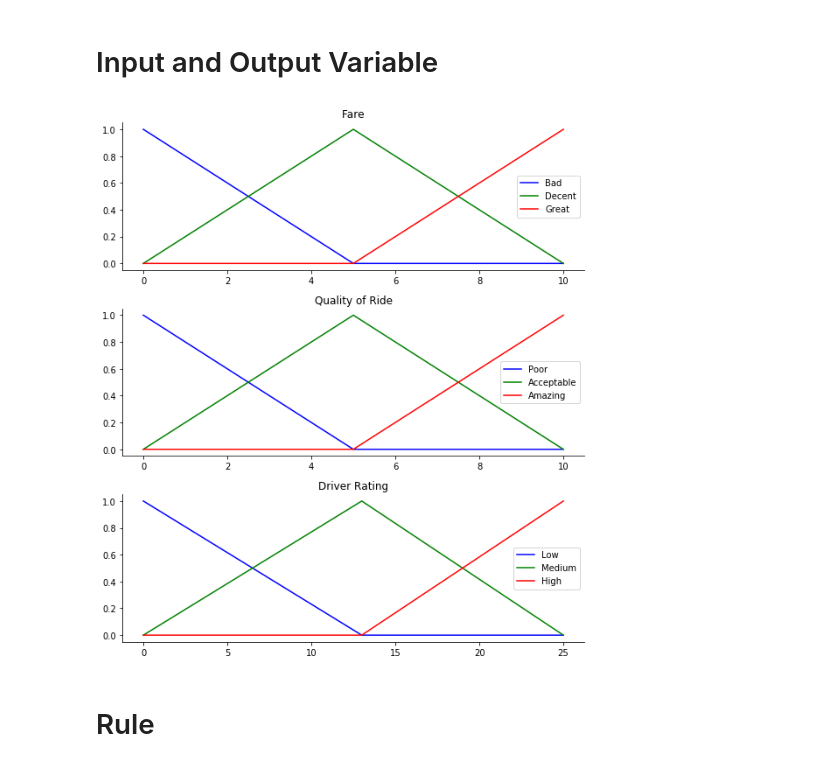
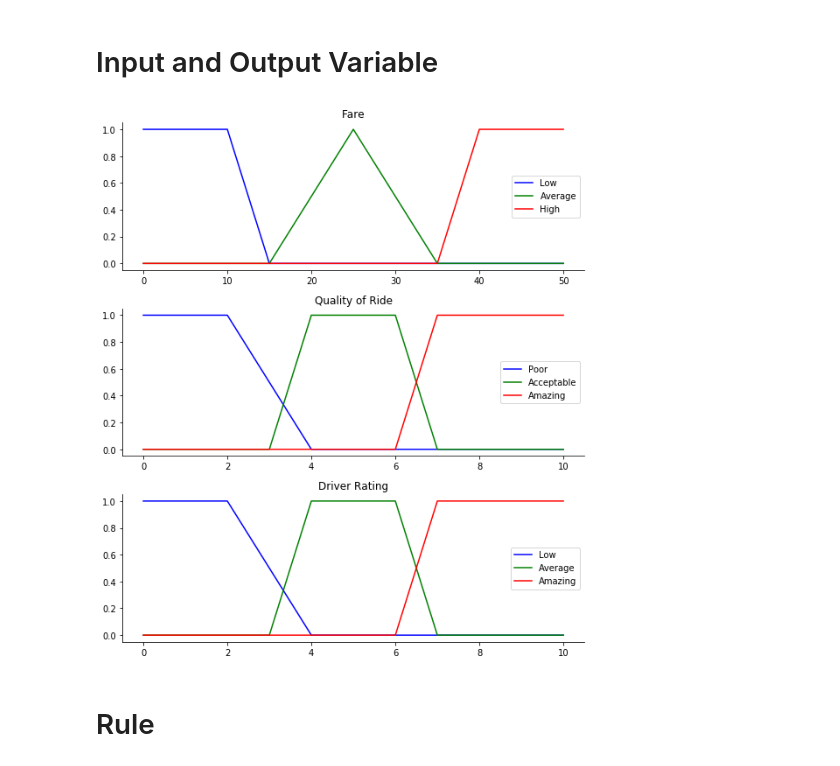
Before and after one commit to hoyin91/CCS516_Assignment2_fuzzy, a Jupyter notebook: Fuzzy_ass_2.ipynb, the cells around one changed output. Cells and saved outputs as stored; diff of their text form; code cells hidden in the pictures.

```diff
--- a/Fuzzy_ass_2.ipynb
+++ b/Fuzzy_ass_2.ipynb
@@ -5,55 +5,55 @@ import numpy as np
 import skfuzzy as fuzz
 import matplotlib.pyplot as plt
 
 # Generate universe variables
 #   * Quality and service on subjective ranges [0, 10]
 #   * Tip has a range of [0, 25] in units of percentage points
-x_qual = np.arange(0, 11, 1)
-x_serv = np.arange(0, 11, 1)
-x_tip  = np.arange(0, 26, 1)
+x_fare = np.arange(0, 55, 5)
+x_quality = np.arange(0, 11, 1)
+x_rating  = np.arange(0, 11, 1)
 
 # Generate fuzzy membership functions
-qual_lo = fuzz.trimf(x_qual, [0, 0, 5])
-qual_md = fuzz.trimf(x_qual, [0, 5, 10])
-qual_hi = fuzz.trimf(x_qual, [5, 10, 10])
-serv_lo = fuzz.trimf(x_serv, [0, 0, 5])
-serv_md = fuzz.trimf(x_serv, [0, 5, 10])
-serv_hi = fuzz.trimf(x_serv, [5, 10, 10])
-tip_lo = fuzz.trimf(x_tip, [0, 0, 13])
-tip_md = fuzz.trimf(x_tip, [0, 13, 25])
-tip_hi = fuzz.trimf(x_tip, [13, 25, 25])
+Fare_lo = fuzz.trapmf(x_fare, [0, 0, 10,15])
+Farel_md = fuzz.trimf(x_fare, [15, 25, 35])
+Fare_hi = fuzz.trapmf(x_fare, [35, 40, 50,50])
+qual_lo = fuzz.trapmf(x_quality, [0, 0, 2,4])
+qual_md = fuzz.trapmf(x_quality, [3, 4,6, 7])
+qual_hi = fuzz.trapmf(x_quality, [6, 7, 10,10])
+rating_lo = fuzz.trapmf(x_rating, [0, 0, 2,4])
+rating_md = fuzz.trapmf(x_rating, [3, 4,6,7])
+rating_hi = fuzz.trapmf(x_rating, [6, 7, 10,10])
 
 # Visualize these universes and membership functions
 fig, (ax0, ax1, ax2) = plt.subplots(nrows=3, figsize=(8, 9))
 
-ax0.plot(x_qual, qual_lo, 'b', linewidth=1.5, label='Low')
-ax0.plot(x_qual, qual_md, 'g', linewidth=1.5, label='Average')
-ax0.plot(x_qual, qual_hi, 'r', linewidth=1.5, label='High')
+ax0.plot(x_fare, Fare_lo, 'b', linewidth=1.5, label='Low')
+ax0.plot(x_fare, Farel_md, 'g', linewidth=1.5, label='Average')
+ax0.plot(x_fare, Fare_hi, 'r', linewidth=1.5, label='High')
 ax0.set_title('Fare')
 ax0.legend()
 
-ax1.plot(x_serv, serv_lo, 'b', linewidth=1.5, label='Poor')
-ax1.plot(x_serv, serv_md, 'g', linewidth=1.5, label='Acceptable')
-ax1.plot(x_serv, serv_hi, 'r', linewidth=1.5, label='Amazing')
+ax1.plot(x_quality, qual_lo, 'b', linewidth=1.5, label='Poor')
+ax1.plot(x_quality, qual_md, 'g', linewidth=1.5, label='Acceptable')
+ax1.plot(x_quality, qual_hi, 'r', linewidth=1.5, label='Amazing')
 ax1.set_title('Quality of Ride')
 ax1.legend()
 
-ax2.plot(x_tip, tip_lo, 'b', linewidth=1.5, label='Low')
-ax2.plot(x_tip, tip_md, 'g', linewidth=1.5, label='Average')
-ax2.plot(x_tip, tip_hi, 'r', linewidth=1.5, label='Amazing')
+ax2.plot(x_rating, rating_lo, 'b', linewidth=1.5, label='Low')
+ax2.plot(x_rating, rating_md, 'g', linewidth=1.5, label='Average')
+ax2.plot(x_rating, rating_hi, 'r', linewidth=1.5, label='Amazing')
 ax2.set_title('Driver Rating')
 ax2.legend()
 
 # Turn off top/right axes
 for ax in (ax0, ax1, ax2):
     ax.spines['top'].set_visible(False)
     ax.spines['right'].set_visible(False)
     ax.get_xaxis().tick_bottom()
     ax.get_yaxis().tick_left()
 
 plt.tight_layout()
 # %% [output]
-[figure, old version]
+[figure, new version]
 # %% [markdown]
 # Rule
 # %%
```
Also changed, not shown: parts of 1 cell of this notebook.
